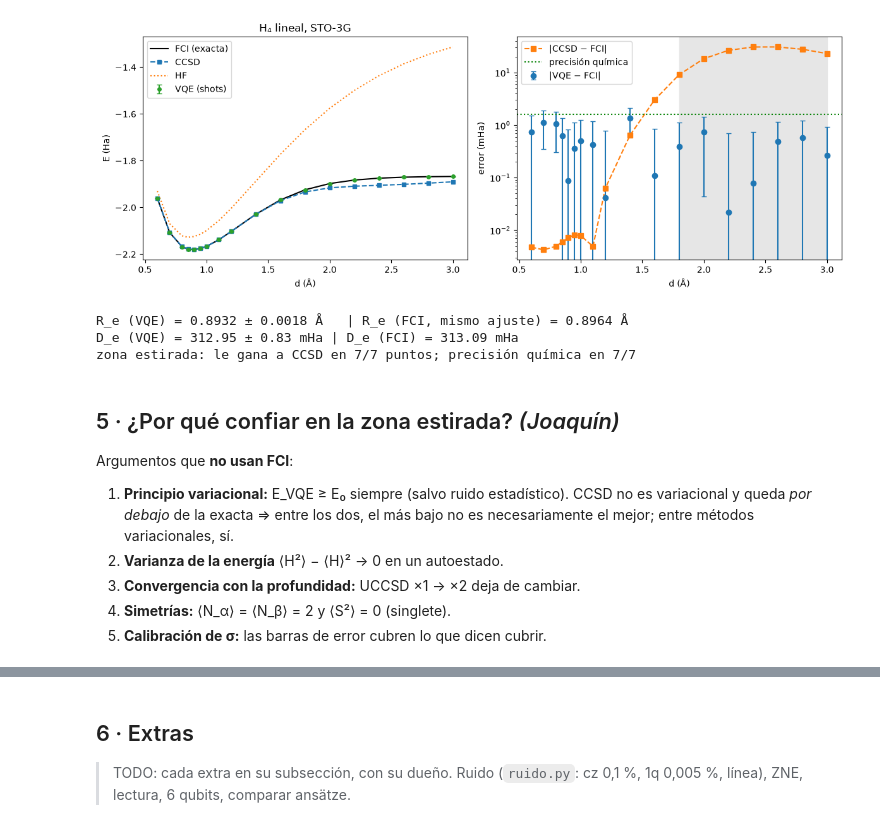
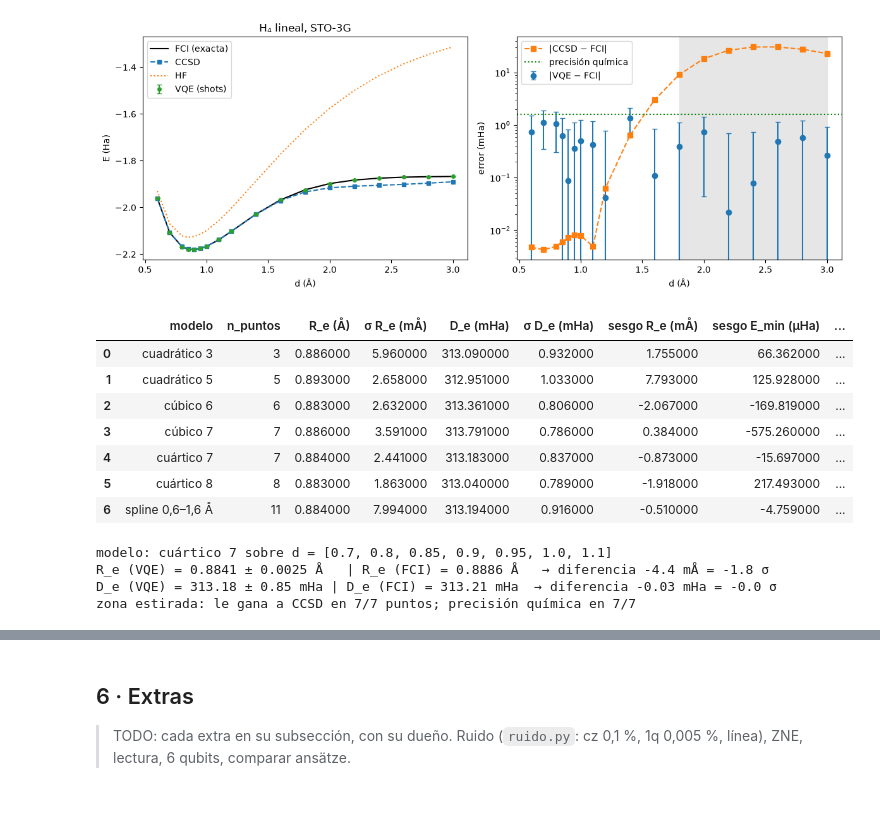
Before and after one commit to octavioromagnoli/quantum-toffolis, a Jupyter notebook: notebook/H4_VQE.ipynb, the cells around one changed output, grey strips where cells are left out. Cells and saved outputs as stored; diff of their text form; code cells hidden in the pictures; blank space fills up the shorter version.

```diff
--- a/notebook/H4_VQE.ipynb
+++ b/notebook/H4_VQE.ipynb
@@ -756,25 +999,34 @@ fig = plot_curve(df, "curva_h4.png")
 # %% [output]
 [figure]
 # %%
-from h4vqe.analysis import fit_minimum, dissociation_energy, fit_minimum as _fm
-fit = fit_minimum(df.d, df.E_vqe, df.sigma)
+from h4vqe.analysis import fit_minimum, dissociation_energy, fci_minimum, compare_fits, DEFAULT_FIT
+# Referencia: mínimo FCI verdadero (minimizando PySCF en d), NO un ajuste sobre la grilla.
+ref = fci_minimum()
 far = df[df.d == df.d.max()].iloc[0]
+De_fci = far.E_fci - ref["E_min"]
+# Comparación de modelos. "sesgo" = modelo aplicado a FCI en la misma grilla − mínimo verdadero:
+# mide el error del método de ajuste, sin mirar el VQE. Con eso elegimos el modelo.
+cmp = compare_fits(df, ref)
+display(cmp.round(3))
+fit = fit_minimum(df.d, df.E_vqe, df.sigma, DEFAULT_FIT)
 de = dissociation_energy(far.E_vqe, far.sigma, fit)
-fit_fci = _fm(df.d, df.E_fci, np.full(len(df), 1e-6))
-print(f"R_e (VQE) = {fit['R_e']:.4f} ± {fit['R_e_sigma']:.4f} Å   | R_e (FCI, mismo ajuste) = {fit_fci['R_e']:.4f} Å")
-print(f"D_e (VQE) = {1e3*de['D_e']:.2f} ± {1e3*de['D_e_sigma']:.2f} mHa | D_e (FCI) = {1e3*(far.E_fci - fit_fci['E_min']):.2f} mHa")
+print(f"modelo: {fit['model']} sobre d = {fit['fit_points']}")
+print(f"R_e (VQE) = {fit['R_e']:.4f} ± {fit['R_e_sigma']:.4f} Å   | R_e (FCI) = {ref['R_e']:.4f} Å   "
+      f"→ diferencia {1e3*(fit['R_e']-ref['R_e']):+.1f} mÅ = {(fit['R_e']-ref['R_e'])/fit['R_e_sigma']:+.1f} σ")
+print(f"D_e (VQE) = {1e3*de['D_e']:.2f} ± {1e3*de['D_e_sigma']:.2f} mHa | D_e (FCI) = {1e3*De_fci:.2f} mHa  "
+      f"→ diferencia {1e3*(de['D_e']-De_fci):+.2f} mHa = {(de['D_e']-De_fci)/de['D_e_sigma']:+.1f} σ")
 s = df[df.d >= config.STRETCHED_FROM]
 print(f"zona estirada: le gana a CCSD en {int(s.beats_ccsd.sum())}/{len(s)} puntos; precisión química en {int(s.chem_acc.sum())}/{len(s)}")
 # %% [output]
+|  | modelo | n_puntos | R_e (Å) | σ R_e (mÅ) | D_e (mHa) | σ D_e (mHa) | sesgo R_e (mÅ) | sesgo E_min (µHa) | ... |
+| 0 | cuadrático 3 | 3 | 0.886000 | 5.960000 | 313.090000 | 0.932000 | 1.755000 | 66.362000 | ... |
+| 1 | cuadrático 5 | 5 | 0.893000 | 2.658000 | 312.951000 | 1.033000 | 7.793000 | 125.928000 | ... |
+| 2 | cúbico 6 | 6 | 0.883000 | 2.632000 | 313.361000 | 0.806000 | -2.067000 | -169.819000 | ... |
+| 3 | cúbico 7 | 7 | 0.886000 | 3.591000 | 313.791000 | 0.786000 | 0.384000 | -575.260000 | ... |
+| 4 | cuártico 7 | 7 | 0.884000 | 2.441000 | 313.183000 | 0.837000 | -0.873000 | -15.697000 | ... |
+| 5 | cuártico 8 | 8 | 0.883000 | 1.863000 | 313.040000 | 0.789000 | -1.918000 | 217.493000 | ... |
+| 6 | spline 0,6–1,6 Å | 11 | 0.884000 | 7.994000 | 313.194000 | 0.916000 | -0.510000 | -4.759000 | ... |
-R_e (VQE) = 0.8932 ± 0.0018 Å   | R_e (FCI, mismo ajuste) = 0.8964 Å
-D_e (VQE) = 312.95 ± 0.83 mHa | D_e (FCI) = 313.09 mHa
+modelo: cuártico 7 sobre d = [0.7, 0.8, 0.85, 0.9, 0.95, 1.0, 1.1]
+R_e (VQE) = 0.8841 ± 0.0025 Å   | R_e (FCI) = 0.8886 Å   → diferencia -4.4 mÅ = -1.8 σ
+D_e (VQE) = 313.18 ± 0.85 mHa | D_e (FCI) = 313.21 mHa  → diferencia -0.03 mHa = -0.0 σ
 zona estirada: le gana a CCSD en 7/7 puntos; precisión química en 7/7
-# %% [markdown]
-## 5 · ¿Por qué confiar en la zona estirada?  *(Joaquín)*
-
-Argumentos que **no usan FCI**:
-1. **Principio variacional:** E_VQE ≥ E₀ siempre (salvo ruido estadístico). CCSD no es variacional y queda *por debajo* de la exacta ⇒ entre los dos, el más bajo no es necesariamente el mejor; entre métodos variacionales, sí.
-2. **Varianza de la energía** ⟨H²⟩ − ⟨H⟩² → 0 en un autoestado.
-3. **Convergencia con la profundidad:** UCCSD ×1 → ×2 deja de cambiar.
-4. **Simetrías:** ⟨N_α⟩ = ⟨N_β⟩ = 2 y ⟨S²⟩ = 0 (singlete).
-5. **Calibración de σ:** las barras de error cubren lo que dicen cubrir.
```
Also changed, not shown: parts of 13 cells of this notebook, 8 other files.
